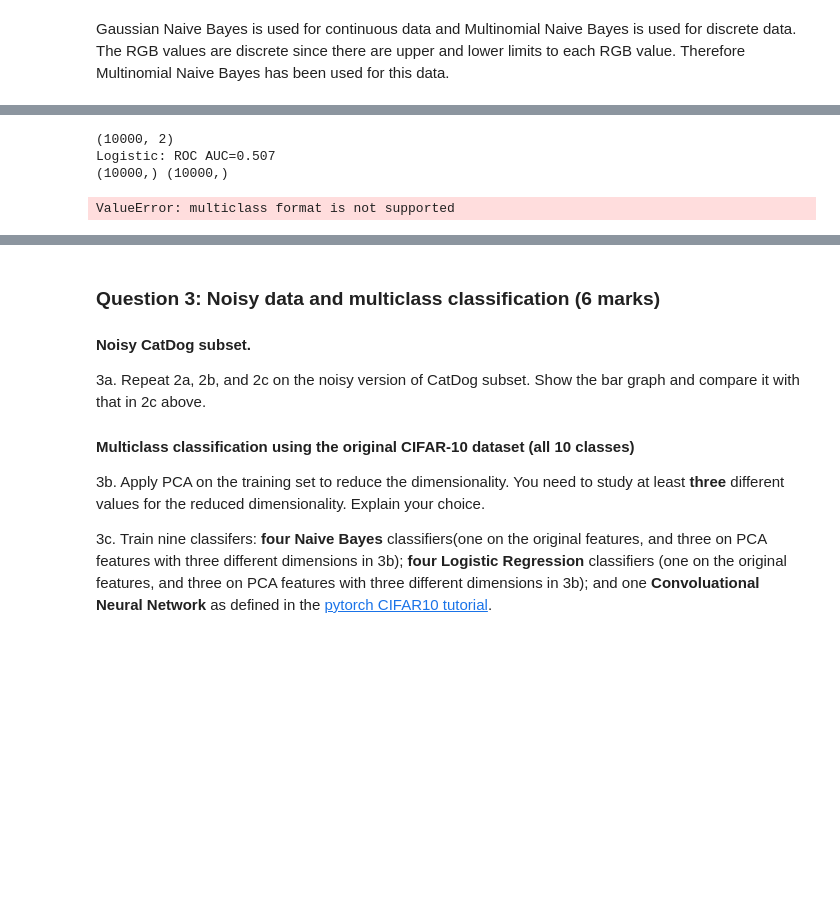
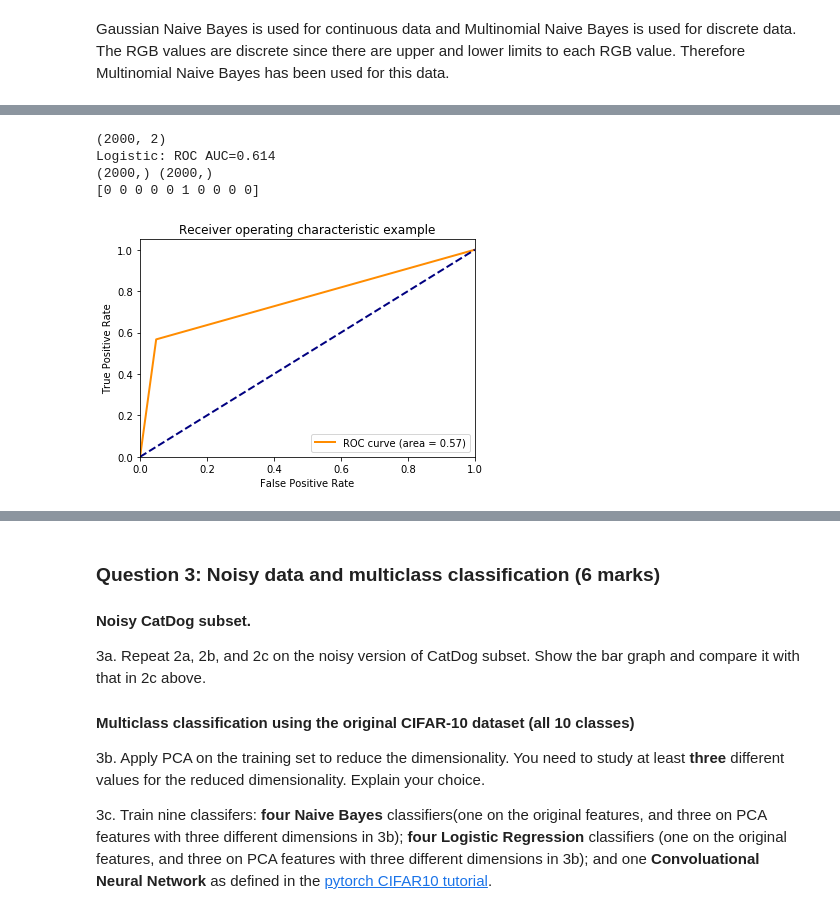
Before and after one commit to Fiyin39/com4509--assignment2, a Jupyter notebook: COM4509-6509_Assignment_2_UCard_XXXXXXXXX(1).ipynb, the cells around one changed output, grey strips where cells are left out. Cells and saved outputs as stored; diff of their text form; code cells hidden in the pictures; blank space fills up the shorter version.

```diff
--- a/COM4509-6509_Assignment_2_UCard_XXXXXXXXX(1).ipynb
+++ b/COM4509-6509_Assignment_2_UCard_XXXXXXXXX(1).ipynb
@@ -345,17 +345,35 @@ plt.show()
 # %%
+"""
+2d. Plot the ROC Curves
+"""
 from sklearn.metrics import roc_curve, auc
 from sklearn.metrics import roc_auc_score
 lr_probs = model_k0.predict_proba(test_images_pca)
 print(lr_probs.shape)
 lr_probs = lr_probs[:, 1]
-lr_auc = roc_auc_score(y_true, y_pred)
+# lr_auc = roc_auc_score(y_true, y_pred)
 print('Logistic: ROC AUC=%.3f' % (lr_auc))
 print(test_labels_nb.shape, lr_probs.shape)
 # roc_curve(y_test.ravel(), y_score.ravel())
-lr_fpr, lr_tpr, _ = roc_curve(test_labels_nb.ravel(), initial_model_labels.ravel())
-print(y_true.shape)
+
+#draw a ROC curve by considering each element
+#of the label indicator matrix as a binary prediction (micro-averaging)
+lr_fpr, lr_tpr, _ = roc_curve(y_true.ravel(), y_pred.ravel())
+plt.figure()
+lw = 2
+plt.plot(lr_fpr, lr_tpr, color='darkorange',
+         lw=lw, label='ROC curve (area = %0.2f)' % roc_auc)
+plt.plot([0, 1], [0, 1], color='navy', lw=lw, linestyle='--')
+plt.xlim([0.0, 1.0])
+plt.ylim([0.0, 1.05])
+plt.xlabel('False Positive Rate')
+plt.ylabel('True Positive Rate')
+plt.title('Receiver operating characteristic example')
+plt.legend(loc="lower right")
+plt.show()
 # %% [output]
-(10000, 2)
-Logistic: ROC AUC=0.507
-(10000,) (10000,)
+(2000, 2)
+Logistic: ROC AUC=0.614
+(2000,) (2000,)
+[0 0 0 0 0 1 0 0 0 0]
-ValueError: multiclass format is not supported
+[figure, added]
```
Also changed, not shown: parts of 7 cells of this notebook.
